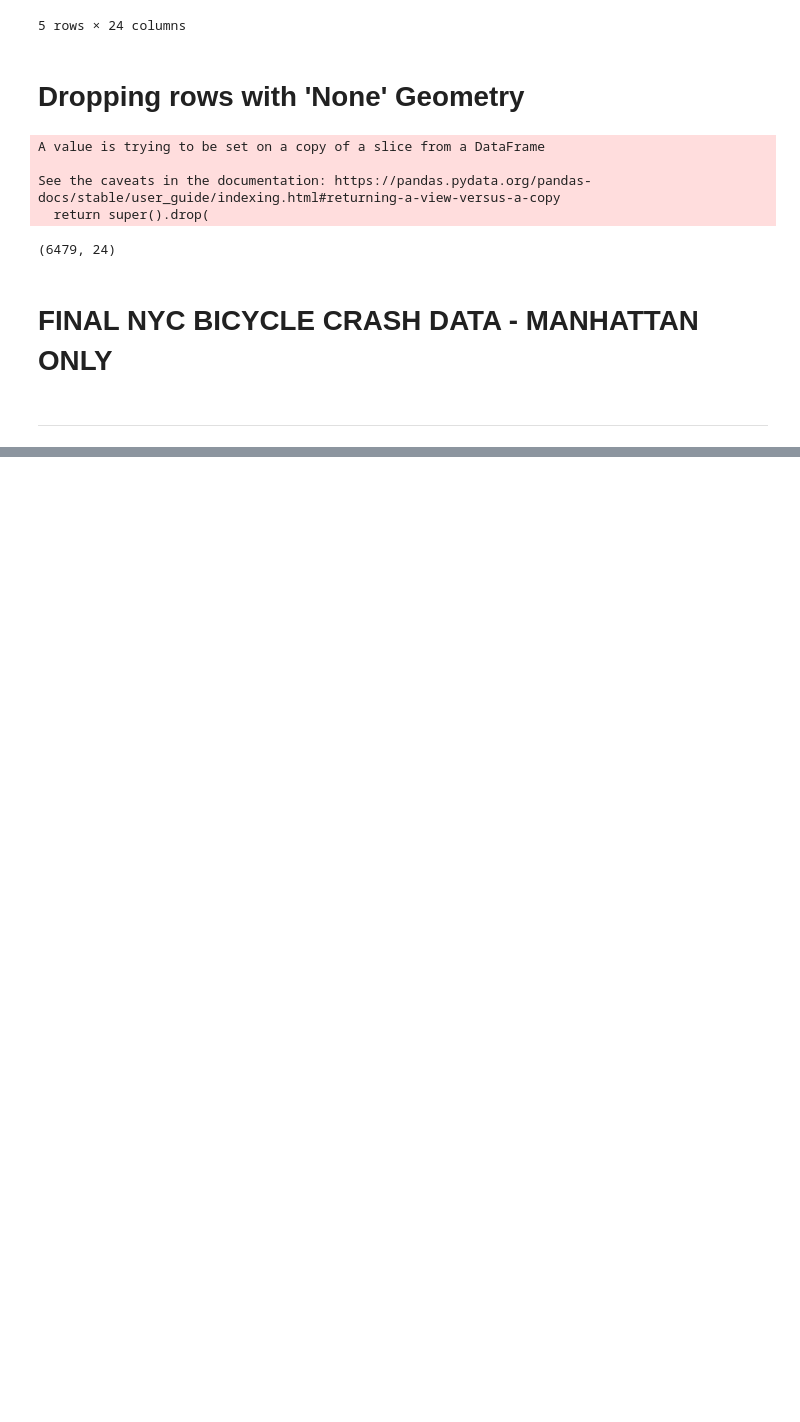
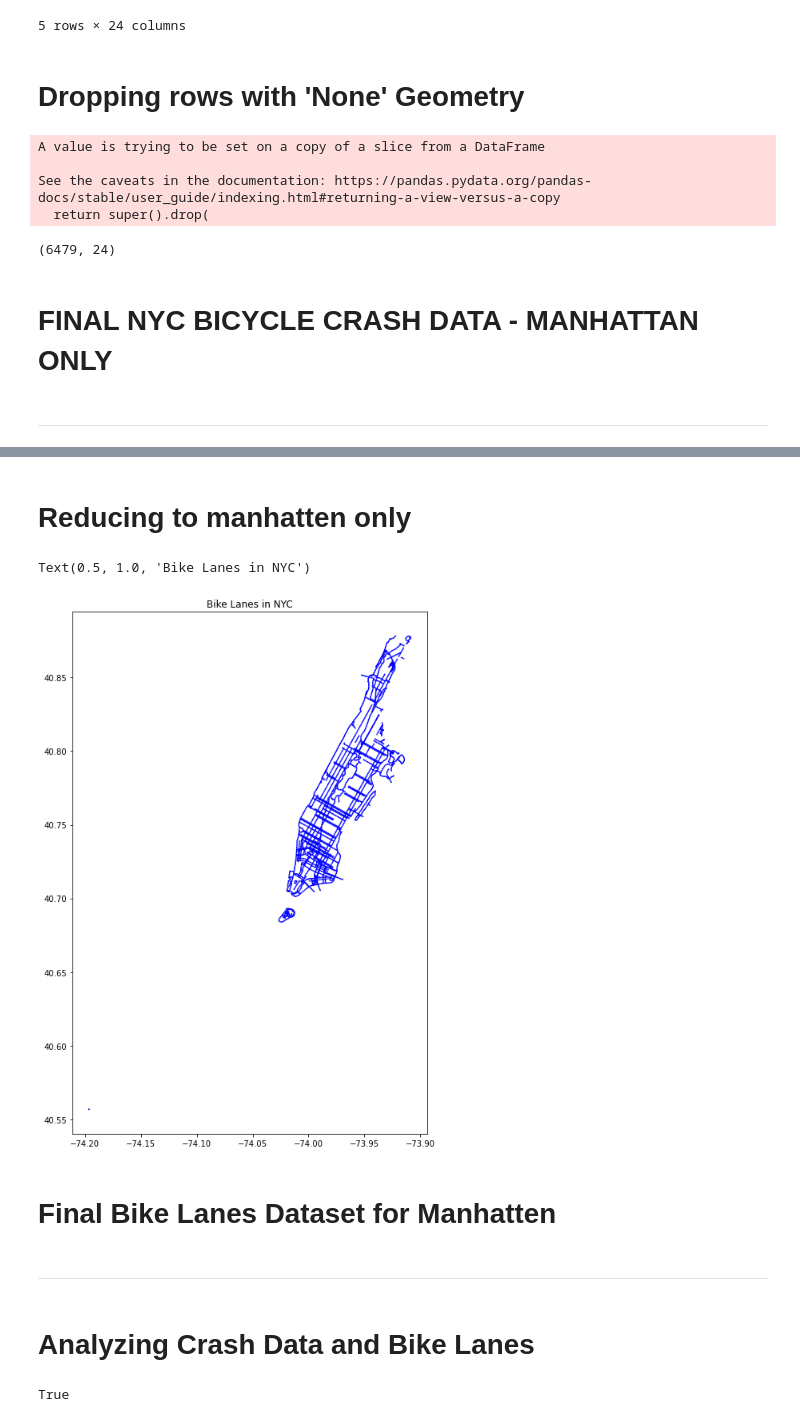
Before and after one commit to Sarang-Pramode/Analyzing_NYC_Citibike, a Jupyter notebook: Analyzing_High_Risk_Zones.ipynb, the cells around one changed output, grey strips where cells are left out. Saved outputs shown, nothing was run; the diff lists cells and outputs as text; code cells hidden in the pictures; blank space fills up the shorter version.

Commit message:
added zipcodes and notes on citibike bikelanes dataset, completed identification of high risk bike lanes

```diff
--- a/Analyzing_High_Risk_Zones.ipynb
+++ b/Analyzing_High_Risk_Zones.ipynb
@@ -153,0 +160,3 @@ Crash_Data_final_gdf = Crash_data_Manhatten_BiCycles_gdf
+# %%
+Bike_lanes_gdf = gpd.read_file(filepath_bike_lanes)
+NYC_gdf = gpd.read_file(filepath_nyc_boundaries)
@@ -153,0 +168,9 @@ Crash_Data_final_gdf = Crash_data_Manhatten_BiCycles_gdf
+# %%
+#Reduced Column List
+Bike_lanes_Reduced_Column_List = ['boro','segmentid','shape_leng','geometry']
+# %%
+Bike_lanes_gdf = Bike_lanes_gdf[Bike_lanes_Reduced_Column_List]
+# %% [markdown]
+# Reducing to manhatten only
+# %%
+Bike_lanes_gdf = Bike_lanes_gdf[Bike_lanes_gdf['boro']==1.0]
@@ -153,0 +179,10 @@ Crash_Data_final_gdf = Crash_data_Manhatten_BiCycles_gdf
+# %%
+fig, ax = plt.subplots(1, 1, figsize=(10, 12))
+#NYC_gdf['geometry'].plot(axes=ax, color = 'lightgray')
+Bike_lanes_gdf.plot(axes=ax , color='Blue', markersize=5)
+plt.title('Bike Lanes in NYC')
+# %% [output]
+Text(0.5, 1.0, 'Bike Lanes in NYC')
+[figure, added]
+# %% [markdown]
+# Final Bike Lanes Dataset for Manhatten
@@ -153,0 +191,8 @@ Crash_Data_final_gdf = Crash_data_Manhatten_BiCycles_gdf
+# %% [markdown]
+---
+# %% [markdown]
+# Analyzing Crash Data and Bike Lanes
+# %%
+Crash_Data_final_gdf.crs == Bike_lanes_final_gdf.crs
+# %% [output]
+True
```
Also changed, not shown: parts of 22 cells of this notebook, 8 other files.
